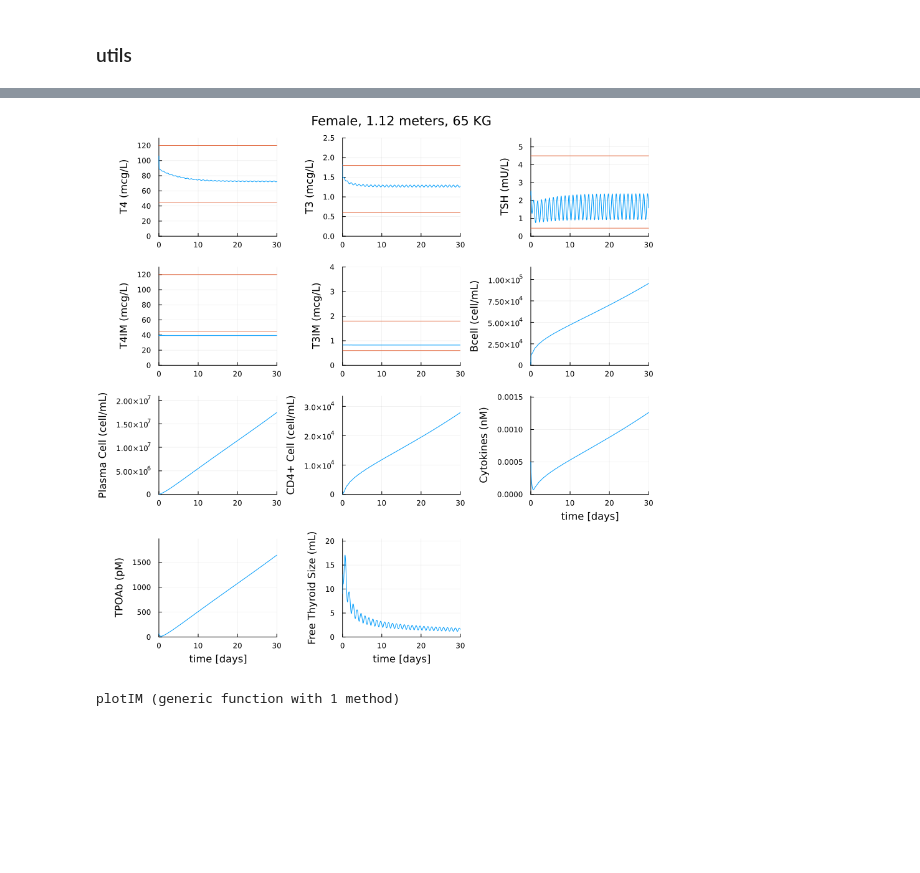
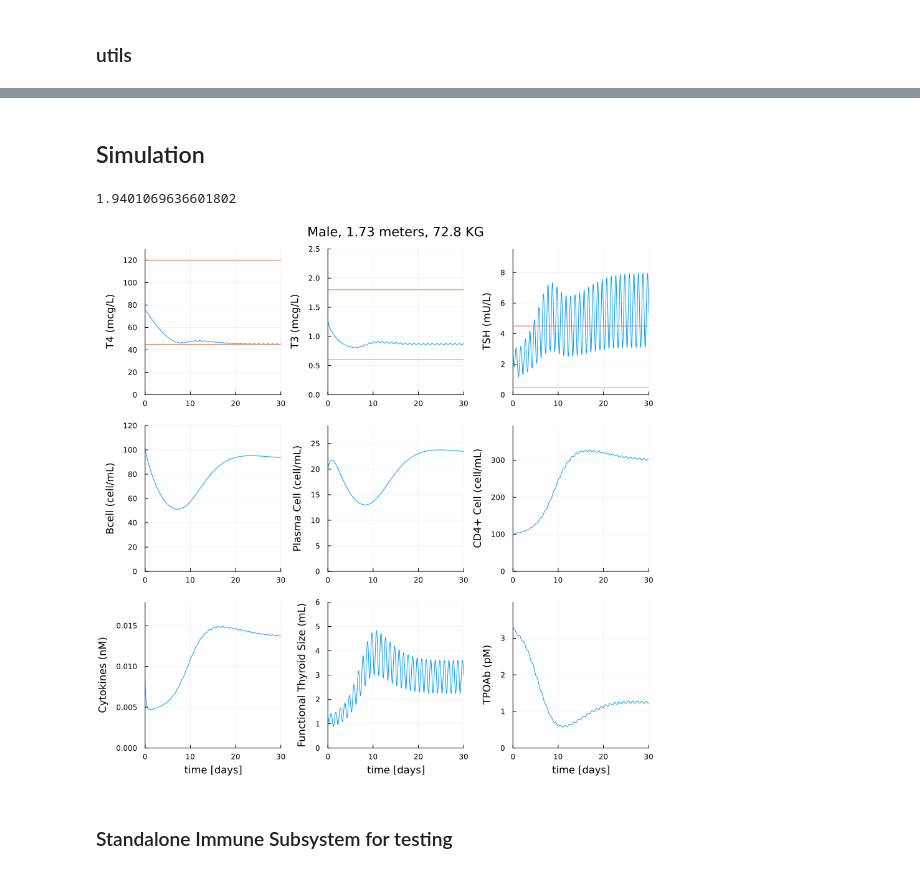
Before and after one commit to mehathakur/BioCyb_UCLA, a Jupyter notebook: thyrosimIM/src/dev.ipynb, the cells around one changed output, grey strips where cells are left out. Drawn from its saved outputs; the diff is of its cells as text; code cells hidden in the pictures; blank space fills up the shorter version.

```diff
--- a/thyrosimIM/src/dev.ipynb
+++ b/thyrosimIM/src/dev.ipynb
@@ -753,4 +668,0 @@ end;
-# %%
-sex = false
-h = 1.12
-w = 65;
@@ -757,7 +731,20 @@ w = 65;
+# %%
+# Patient characteristics
+sex = true
+h = 1.73
+w = 72.8;
+# %% [markdown]
+## Simulation
 # %%
 sol = simulate(h,w,sex,days=30, warmup=false);
+# %%
+sol[24,3]
+# %% [output]
+1.9401069636601802
 # %%
-plt = output_plotIM(sol, title="Female, $h meters, $w KG")
+plt = output_plotIM(sol, title="Male, $h meters, $w KG")
 # %% [output]
-[figure, old version]
+[figure, new version]
+# %% [markdown]
+### Standalone Immune Subsystem for testing
 # %%
@@ -778,7 +763,7 @@ function immune_odes_SS(dq, q, p, t)
     return dq
 end;
 # %%
-# Immune only system
+# Immune only simulation and plotting functions
 function IMsimulation(days)
 
     ics, p = initialize_immune_naieve()
@@ -796,15 +781,13 @@ function plotIM(sol) #not complete
 
     t = sol.t
     pB = plot(t/24, Bcell, title="B-Cells",label="")
-    pP = plot(t/24, PlasmaCell, title="Plasma Cells",label="")
+    pP = plot(t/24, PlasmaCell, title="Constant T3/T4 Response \nPlasma Cells",label="")
     pT = plot(t/24, CD4Cell, title="CD4+ Cells",label="")
     pC = plot(t/24, Cytokines, title="Cytokines",label="")
     pF = plot(t/24, FTS, title="Free Thyroid Size",label="", xlabel="time [days]")
     pA = plot(t/24, TPOAb, title="TPOAb",label="", xlabel="time [days]")
 
-    plot!(size=(900,900))
-    plot(pB, pP, pT, pC, pF, pA, layout=(3,2))
-end
+    plot!(size=(1500,900))
+    plot(pB, pP, pT, pC, pF, pA, layout=(2,3))
+end;
-# %% [output]
-plotIM (generic function with 1 method)
 # %%
```
Also changed, not shown: parts of 17 cells of this notebook, 20 other files.
